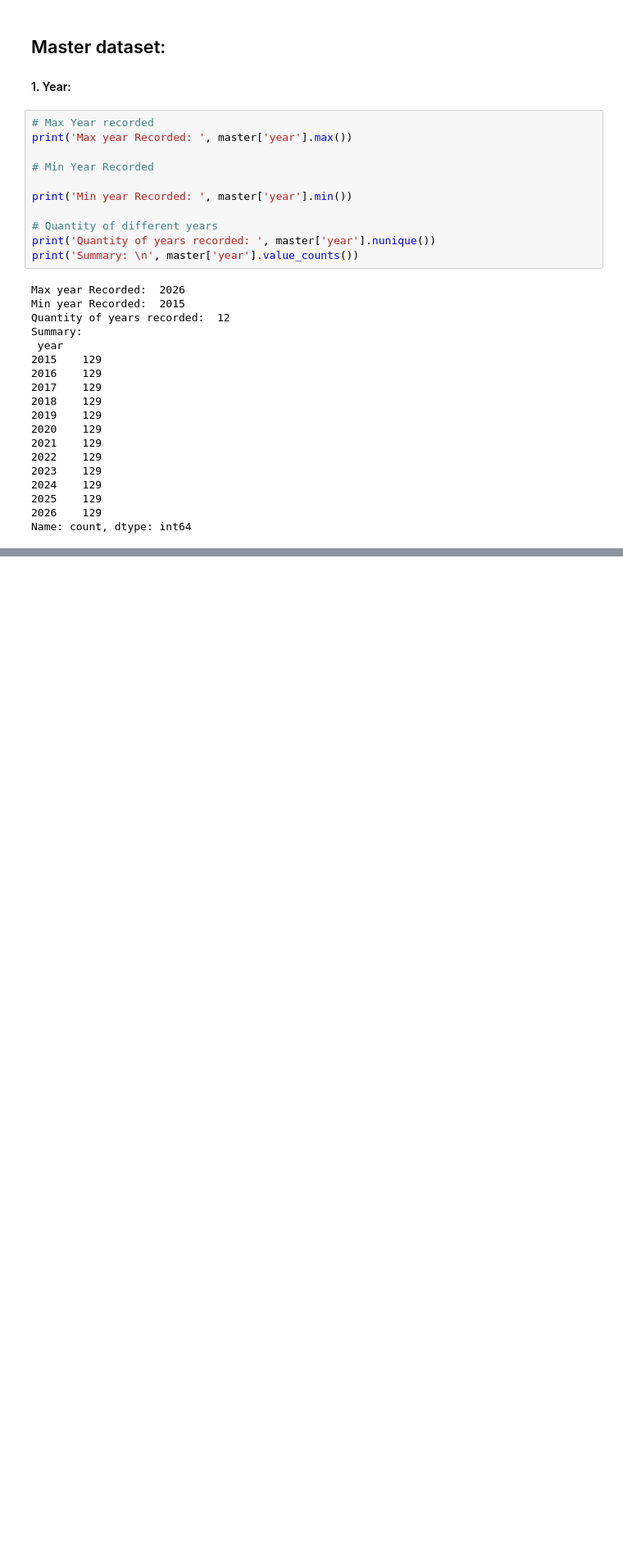
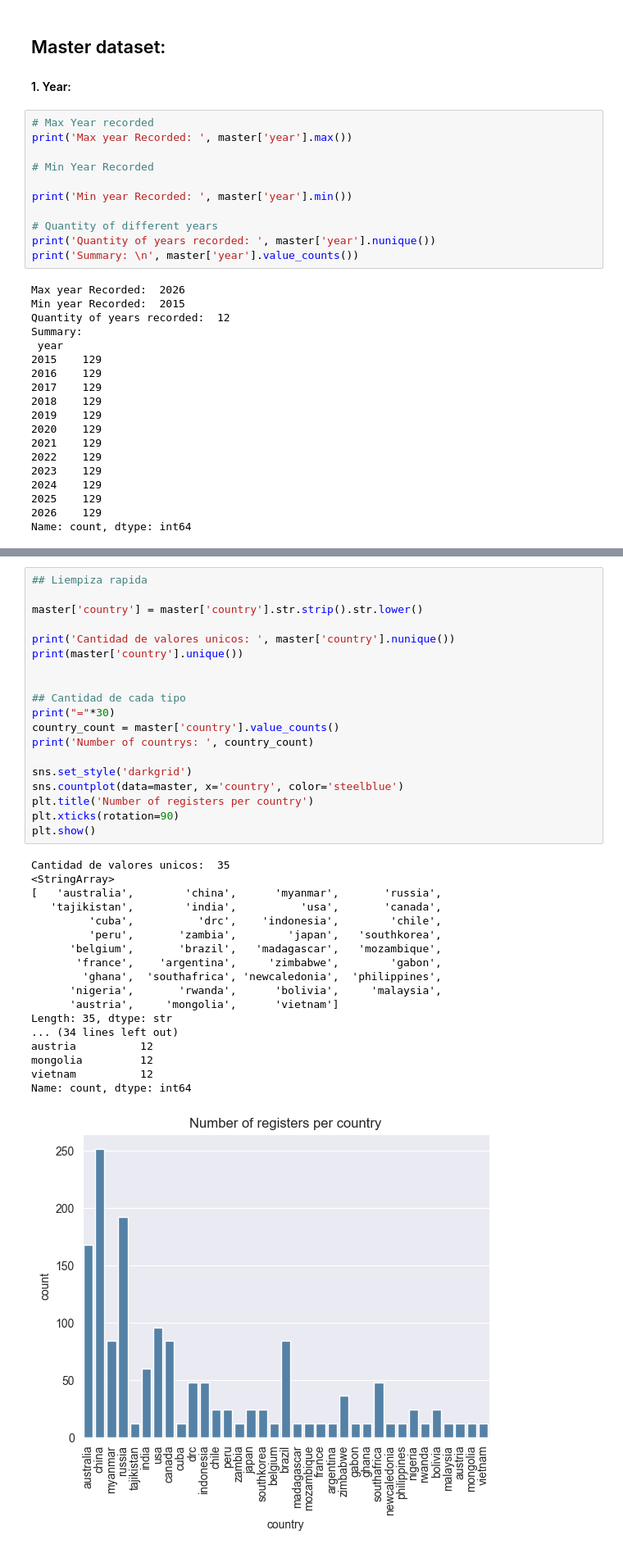
Before and after one commit to gamerOZZY/TerraByte_MineLab, a Jupyter notebook: notebooks/univariate_analysis.ipynb, the cells around one changed output, grey strips where cells are left out. Shown at 82% size. Drawn from its saved outputs; the diff is of its cells as text; blank space fills up the shorter version.

```diff
--- a/notebooks/univariate_analysis.ipynb
+++ b/notebooks/univariate_analysis.ipynb
@@ -63,0 +109,38 @@ Name: count, dtype: int64
+# %%
+## Liempiza rapida
+
+master['country'] = master['country'].str.strip().str.lower()
+
+print('Cantidad de valores unicos: ', master['country'].nunique())
+print(master['country'].unique())
+
+
+## Cantidad de cada tipo
+print("="*30)
+country_count = master['country'].value_counts()
+print('Number of countrys: ', country_count)
+
+sns.set_style('darkgrid')
+sns.countplot(data=master, x='country', color='steelblue')
+plt.title('Number of registers per country')
+plt.xticks(rotation=90)
+plt.show()
+# %% [output]
+Cantidad de valores unicos:  35
+<StringArray>
+[   'australia',        'china',      'myanmar',       'russia',
+   'tajikistan',        'india',          'usa',       'canada',
+         'cuba',          'drc',    'indonesia',        'chile',
+         'peru',       'zambia',        'japan',   'southkorea',
+      'belgium',       'brazil',   'madagascar',   'mozambique',
+       'france',    'argentina',     'zimbabwe',        'gabon',
+        'ghana',  'southafrica', 'newcaledonia',  'philippines',
+      'nigeria',       'rwanda',      'bolivia',     'malaysia',
+      'austria',     'mongolia',      'vietnam']
+Length: 35, dtype: str
+... (34 lines left out)
+austria          12
+mongolia         12
+vietnam          12
+Name: count, dtype: int64
+[figure, added]
```
Also changed, not shown: parts of 3 cells of this notebook.
